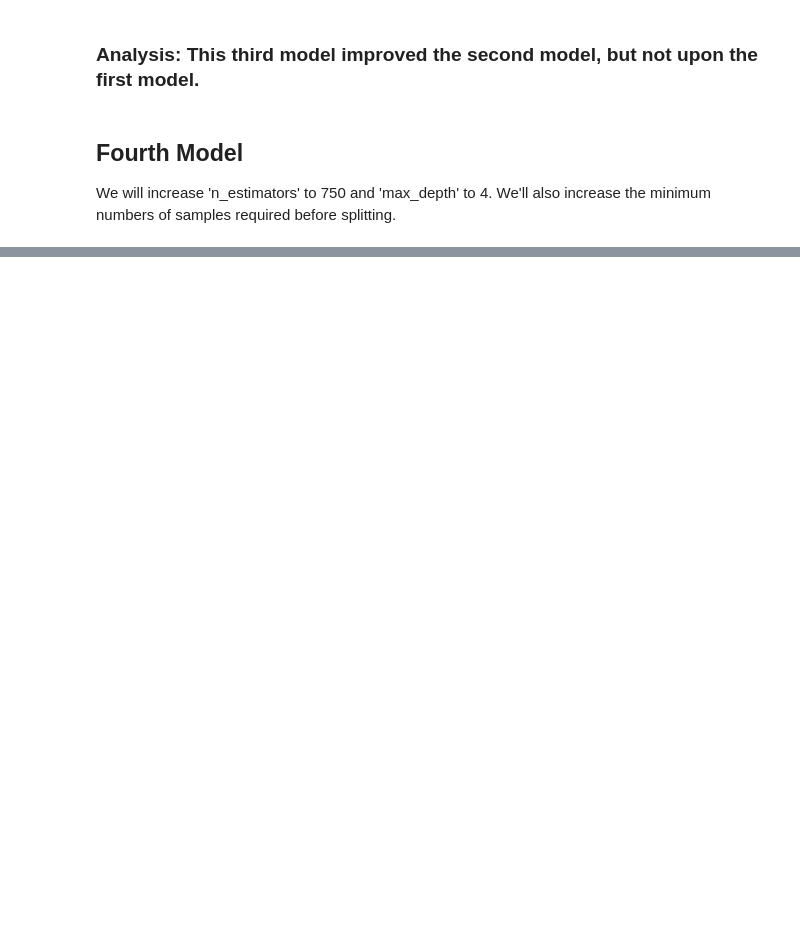
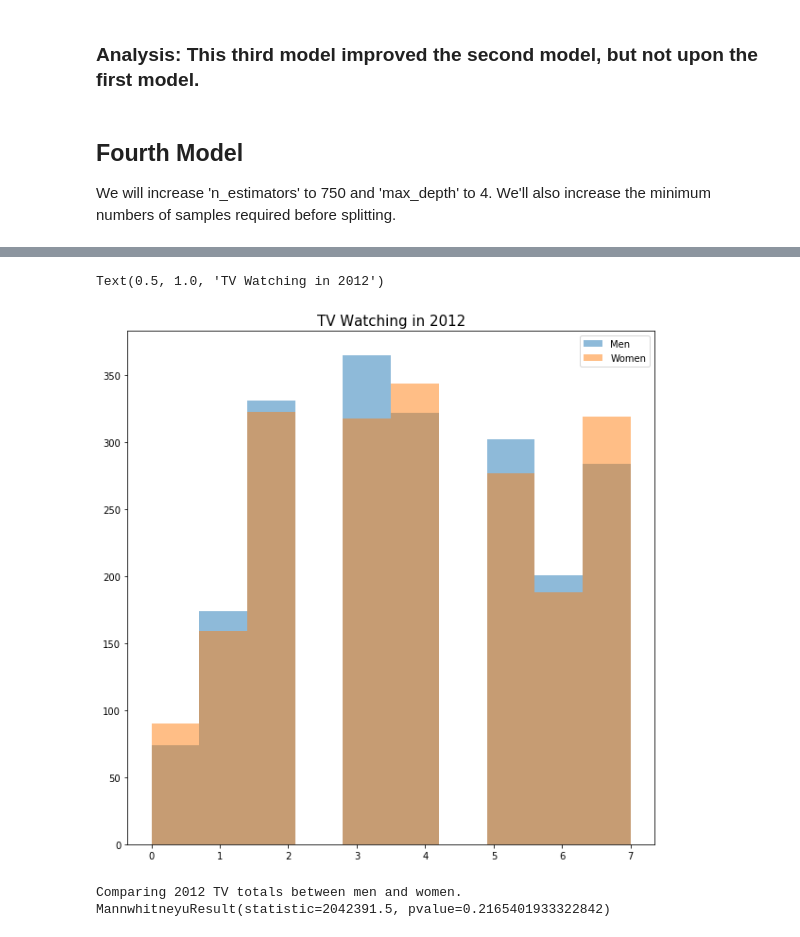
Before and after one commit to pitaconsumer/Jupyter-Projects, a Jupyter notebook: Module 22_Boosting Models Challenge_European Social Survey Data.ipynb, the cells around one changed output, grey strips where cells are left out. Drawn from its saved outputs; the diff is of its cells as text; code cells hidden in the pictures; blank space fills up the shorter version.

```diff
--- a/Module 22_Boosting Models Challenge_European Social Survey Data.ipynb
+++ b/Module 22_Boosting Models Challenge_European Social Survey Data.ipynb
@@ -257,0 +396,17 @@ clf.score(X_test, y_test)
+# %%
+plt.figure(figsize=(10,10))
+plt.hist(df[(df["gndr"] == 1.0) & (df["year"] == 6)]["tvtot"].dropna(), label="Men", alpha=.5)
+plt.hist(df[(df["gndr"] == 2.0) & (df["year"] == 6)]["tvtot"].dropna(), label="Women", alpha=.5)
+plt.legend()
+plt.title("TV Watching in 2012", size=15)
+# %% [output]
+Text(0.5, 1.0, 'TV Watching in 2012')
+[figure, added]
+# %%
+#the variable seems non-normally distributed, we will use the Mann-Whitney rank test.
+print("Comparing 2012 TV totals between men and women.")
+print(stats.mannwhitneyu(df[(df["gndr"] == 1.0) & (df["year"] == 6)]["tvtot"],
+               df[(df["gndr"] == 2.0) & (df["year"] == 6)]["tvtot"]))
+# %% [output]
+Comparing 2012 TV totals between men and women.
+MannwhitneyuResult(statistic=2042391.5, pvalue=0.2165401933322842)
```
Also changed, not shown: parts of 42 cells of this notebook.
